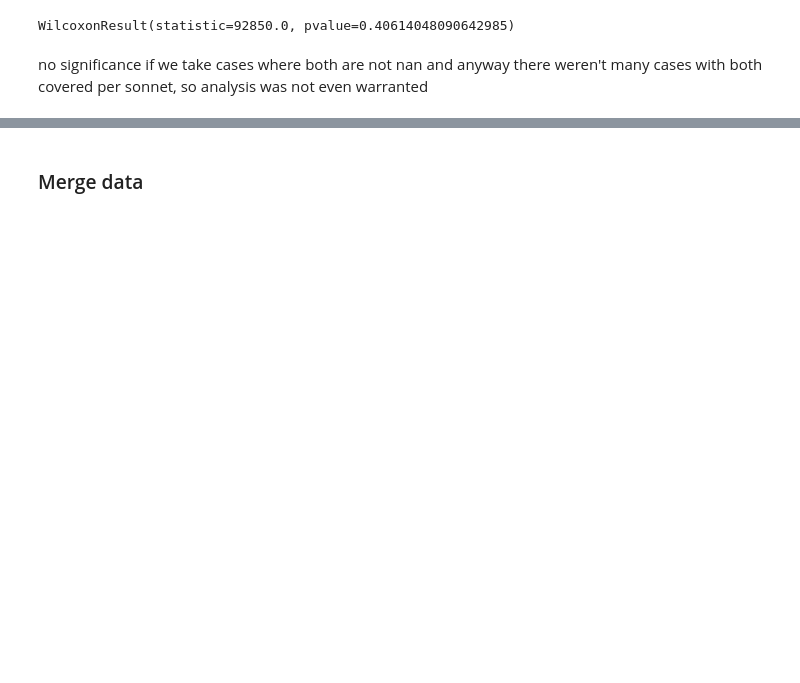
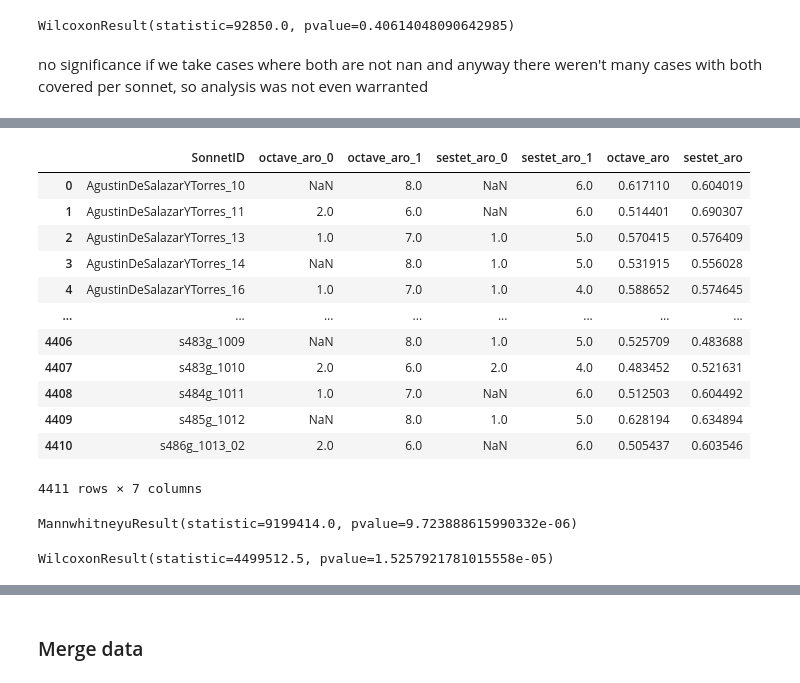
Before and after one commit to pruizf/rhyme-within-reason, a Jupyter notebook: scripts/annotation/analysis.ipynb, the cells around one changed output, grey strips where cells are left out. Saved outputs shown, nothing was run; the diff lists cells and outputs as text; code cells hidden in the pictures; blank space fills up the shorter version.

Commit message:
[sc] more octave/sestet analysis (arousal for subset, valence for subset where octave and sestet annots available higher than a given count)

```diff
--- a/scripts/annotation/analysis.ipynb
+++ b/scripts/annotation/analysis.ipynb
@@ -500,0 +610,2 @@ no significance if we take cases where both are not nan and anyway there weren't
+# %%
+oag_new_df = oag_new_df.rename_axis('SonnetID').reset_index()
@@ -500,0 +628,2 @@ no significance if we take cases where both are not nan and anyway there weren't
+# %%
+df2_aro = oag_new_df
@@ -500,0 +652,4 @@ no significance if we take cases where both are not nan and anyway there weren't
+# %%
+octave_aro_min = 6
+sestet_aro_min = 4
+df3_aro = df2_aro.loc[(df2_aro['octave_aro_1'] >= octave_aro_min) & (df2_aro['sestet_aro_1'] >= sestet_aro_min)]
@@ -500,0 +694,26 @@ no significance if we take cases where both are not nan and anyway there weren't
+# %%
+merge_bin_aro = pd.merge(df3_aro, os_groups_aro_cont, on='SonnetID')
+# %%
+merge_bin_aro
+# %% [output]
+|  | SonnetID | octave_aro_0 | octave_aro_1 | sestet_aro_0 | sestet_aro_1 | octave_aro | sestet_aro |
+| 0 | AgustinDeSalazarYTorres_10 | NaN | 8.0 | NaN | 6.0 | 0.617110 | 0.604019 |
+| 1 | AgustinDeSalazarYTorres_11 | 2.0 | 6.0 | NaN | 6.0 | 0.514401 | 0.690307 |
+| 2 | AgustinDeSalazarYTorres_13 | 1.0 | 7.0 | 1.0 | 5.0 | 0.570415 | 0.576409 |
+| 3 | AgustinDeSalazarYTorres_14 | NaN | 8.0 | 1.0 | 5.0 | 0.531915 | 0.556028 |
+| 4 | AgustinDeSalazarYTorres_16 | 1.0 | 7.0 | 1.0 | 4.0 | 0.588652 | 0.574645 |
+| ... | ... | ... | ... | ... | ... | ... | ... |
+| 4406 | s483g_1009 | NaN | 8.0 | 1.0 | 5.0 | 0.525709 | 0.483688 |
+| 4407 | s483g_1010 | 2.0 | 6.0 | 2.0 | 4.0 | 0.483452 | 0.521631 |
+| 4408 | s484g_1011 | 1.0 | 7.0 | NaN | 6.0 | 0.512503 | 0.604492 |
+| 4409 | s485g_1012 | NaN | 8.0 | 1.0 | 5.0 | 0.628194 | 0.634894 |
+| 4410 | s486g_1013_02 | 2.0 | 6.0 | NaN | 6.0 | 0.505437 | 0.603546 |
+4411 rows × 7 columns
+# %%
+mannwhitneyu(merge_bin_aro['octave_aro'], merge_bin_aro['sestet_aro'], nan_policy='omit')
+# %% [output]
+MannwhitneyuResult(statistic=9199414.0, pvalue=9.723888615990332e-06)
+# %%
+wilcoxon(merge_bin_aro['octave_aro'], merge_bin_aro['sestet_aro'], nan_policy='omit')
+# %% [output]
+WilcoxonResult(statistic=4499512.5, pvalue=1.5257921781015558e-05)
```
Also changed, not shown: parts of 54 cells of this notebook, 2 other files.
